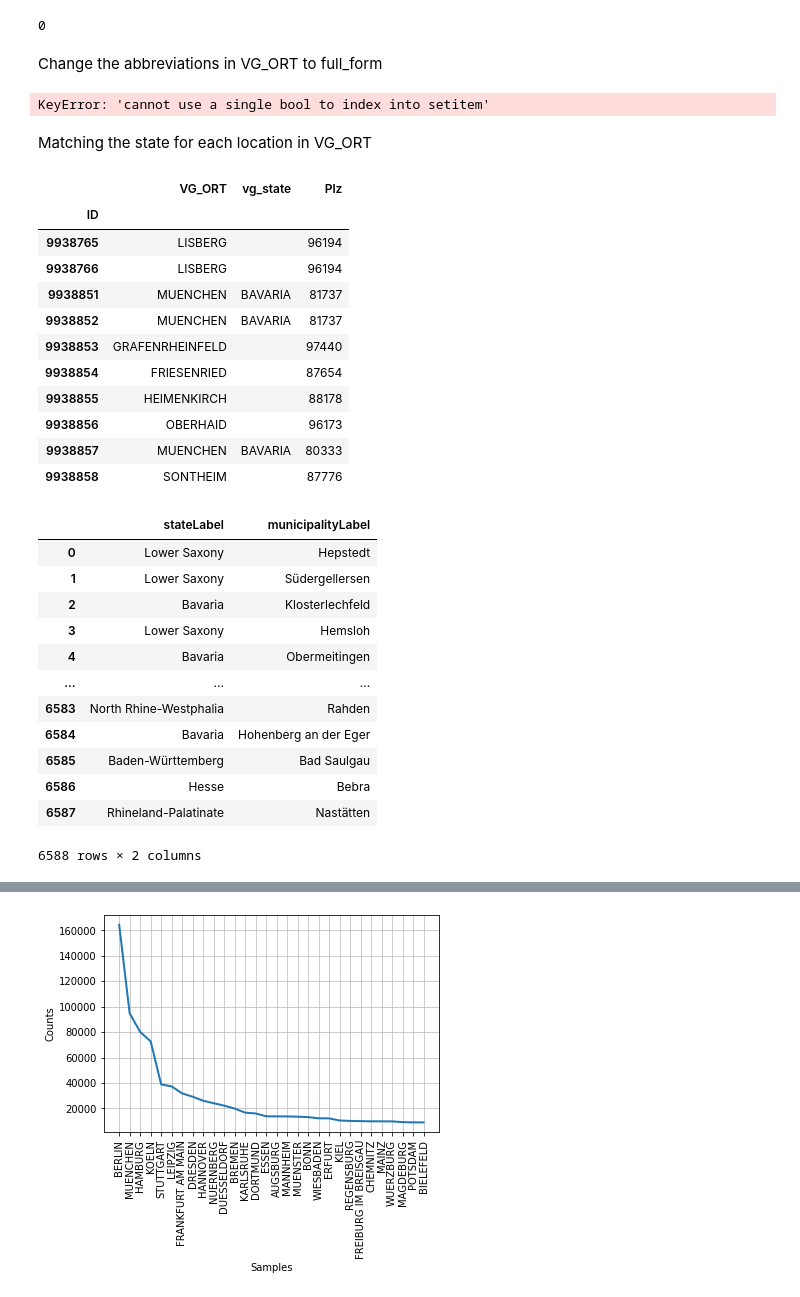
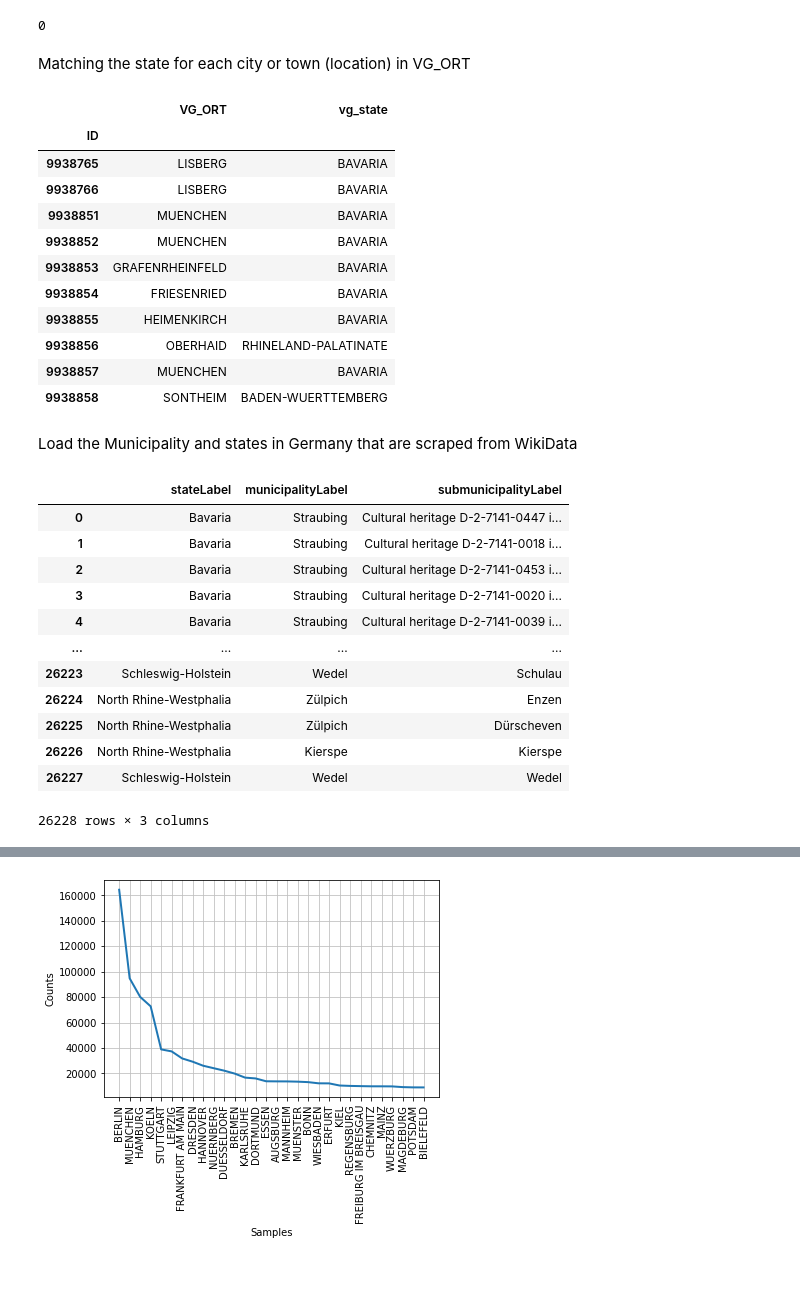
Before and after one commit to Saraavana/reclamation-processing, a Jupyter notebook: 00-Data-Exploration.ipynb, the cells around one changed output, grey strips where cells are left out. Saved outputs shown, nothing was run; the diff lists cells and outputs as text; code cells hidden in the pictures.

Commit message:
added State value for municipalities and subregion

```diff
--- a/00-Data-Exploration.ipynb
+++ b/00-Data-Exploration.ipynb
@@ -159,8 +177,8 @@ for i in range(0,25):
         if city == 'NUREMBERG': city = 'NUERNBERG'
         if city == 'HANOVER': city = 'HANNOVER'
         if 'A.D.' in city:  city = city.replace('A.D.','AN DER ')
-        if 'B.' in city: city = city.replace('B.','BEI')
-        if 'I.' in city: city = city.replace('I.','IN')
+        # if 'B.' in city: city = city.replace('B.','BEI')
+        # if 'I.' in city: city = city.replace('I.','IN')
 
         state = texts[1].replace('(','').replace(')','')
         l.append([city , state])
@@ -201,15 +219,5 @@ allclaims_df['VG_ORT'] = pd.Categorical(allPlaces, ordered = False)
 len(allclaims_df[allclaims_df['VG_ORT'].str.contains(',') == True])
 # %% [output]
 0
-# %% [markdown]
-Change the abbreviations in VG_ORT to full_form
-# %%
-for each in allclaims_df.itertuples() :
-    city = each.VG_ORT
-    allclaims_df.loc['A.D.' in allclaims_df['VG_ORT'], 'VG_ORT'] = city.replace('A.D.','AN DER ')
-    # allclaims_df.loc['B.' in allclaims_df['VG_ORT'], 'VG_ORT'] = city.replace('B.','BEI')
-    # allclaims_df.loc['I.' in allclaims_df['VG_ORT'], 'VG_ORT'] = city.replace('I.','IN')
-# %% [output]
-KeyError: 'cannot use a single bool to index into setitem'
 # %% [markdown]
-Matching the state for each location in VG_ORT
+Matching the state for each city or town (location) in VG_ORT
@@ -216,47 +227,42 @@ Matching the state for each location in VG_ORT
 # %%
-# vg_ort_df = (row.VG_ORT for row in allclaims_df.itertuples())
-# print(vg_ort_df)
-
-df_vg_ort = pd.DataFrame(allclaims_df['VG_ORT'])
-df_vg_ort['vg_state'] = ''
-df_vg_ort['Plz'] = allclaims_df['VERANST_PLZ']
-
 for each in cities_states_de_df.itertuples() :
     city = each.City
     state = each.State
     df_vg_ort.loc[df_vg_ort['VG_ORT'] == city, 'vg_state'] = state
 
 display(df_vg_ort.head(10))
 # %% [output]
-|  | VG_ORT | vg_state | Plz |
-| ID |  |  |  |
-| 9938765 | LISBERG |  | 96194 |
-| 9938766 | LISBERG |  | 96194 |
-| 9938851 | MUENCHEN | BAVARIA | 81737 |
-| 9938852 | MUENCHEN | BAVARIA | 81737 |
-| 9938853 | GRAFENRHEINFELD |  | 97440 |
-| 9938854 | FRIESENRIED |  | 87654 |
-| 9938855 | HEIMENKIRCH |  | 88178 |
-| 9938856 | OBERHAID |  | 96173 |
-| 9938857 | MUENCHEN | BAVARIA | 80333 |
-| 9938858 | SONTHEIM |  | 87776 |
+|  | VG_ORT | vg_state |
+| ID |  |  |
+| 9938765 | LISBERG | BAVARIA |
+| 9938766 | LISBERG | BAVARIA |
+| 9938851 | MUENCHEN | BAVARIA |
+| 9938852 | MUENCHEN | BAVARIA |
+| 9938853 | GRAFENRHEINFELD | BAVARIA |
+| 9938854 | FRIESENRIED | BAVARIA |
+| 9938855 | HEIMENKIRCH | BAVARIA |
+| 9938856 | OBERHAID | RHINELAND-PALATINATE |
+| 9938857 | MUENCHEN | BAVARIA |
+| 9938858 | SONTHEIM | BADEN-WUERTTEMBERG |
+# %% [markdown]
+Load the Municipality and states in Germany that are scraped from WikiData
 # %%
-wiki_municipality_df = pd.read_csv('C:/Saravana/Projects/Intellizenz/intellizenz-model-training/data/municipality_district_state_germany.csv')
-wiki_municipality_df[['stateLabel','municipalityLabel']]
+wiki_municipality_df = pd.read_csv('C:/Saravana/Projects/Intellizenz/intellizenz-model-training/data/submunicipality_municipality_district_state_germany_v2.csv')
+wiki_municipality_df[['stateLabel','municipalityLabel','submunicipalityLabel']]
 # %% [output]
-|  | stateLabel | municipalityLabel |
-| 0 | Lower Saxony | Hepstedt |
-| 1 | Lower Saxony | Südergellersen |
-| 2 | Bavaria | Klosterlechfeld |
-| 3 | Lower Saxony | Hemsloh |
-| 4 | Bavaria | Obermeitingen |
-| ... | ... | ... |
-| 6583 | North Rhine-Westphalia | Rahden |
-| 6584 | Bavaria | Hohenberg an der Eger |
-| 6585 | Baden-Württemberg | Bad Saulgau |
-| 6586 | Hesse | Bebra |
-| 6587 | Rhineland-Palatinate | Nastätten |
+|  | stateLabel | municipalityLabel | submunicipalityLabel |
+| 0 | Bavaria | Straubing | Cultural heritage D-2-7141-0447 i... |
+| 1 | Bavaria | Straubing | Cultural heritage D-2-7141-0018 i... |
+| 2 | Bavaria | Straubing | Cultural heritage D-2-7141-0453 i... |
+| 3 | Bavaria | Straubing | Cultural heritage D-2-7141-0020 i... |
+| 4 | Bavaria | Straubing | Cultural heritage D-2-7141-0039 i... |
+| ... | ... | ... | ... |
+| 26223 | Schleswig-Holstein | Wedel | Schulau |
+| 26224 | North Rhine-Westphalia | Zülpich | Enzen |
+| 26225 | North Rhine-Westphalia | Zülpich | Dürscheven |
+| 26226 | North Rhine-Westphalia | Kierspe | Kierspe |
+| 26227 | Schleswig-Holstein | Wedel | Wedel |
-6588 rows × 2 columns
+26228 rows × 3 columns
 # %%
 for each in wiki_municipality_df.itertuples() :
     municipality = remove_special_char_convert_to_uppercase(each.municipalityLabel)
```
Also changed, not shown: parts of 8 cells of this notebook, 2 other files.
